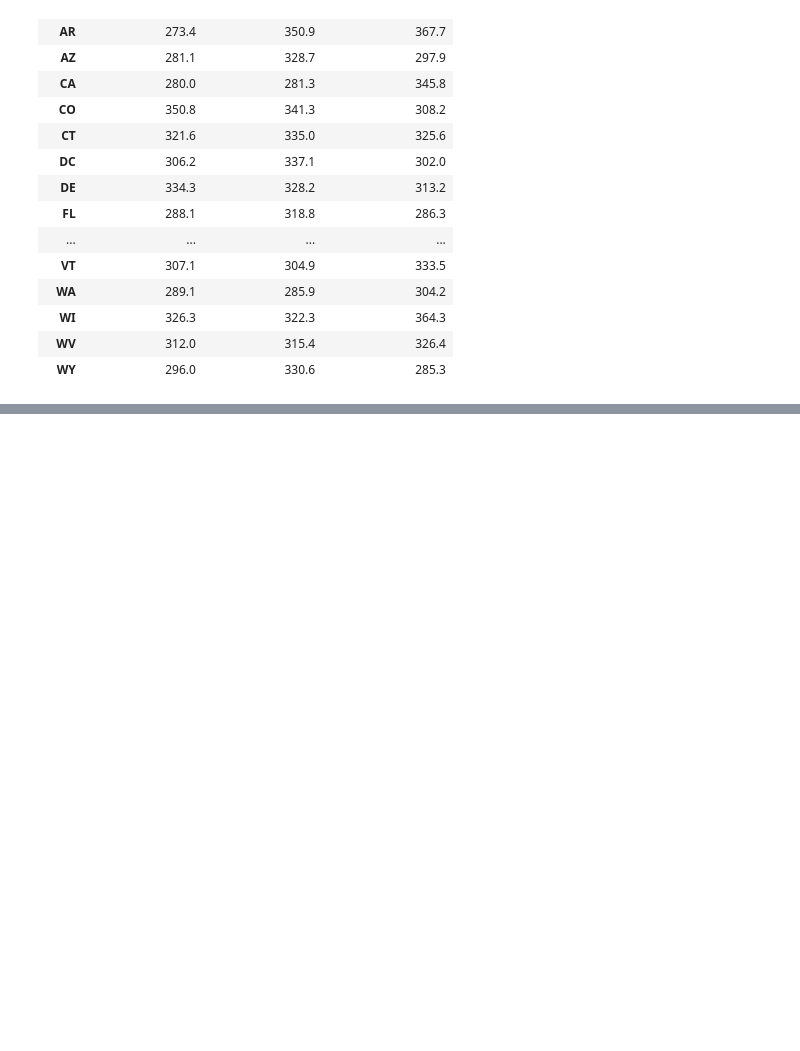
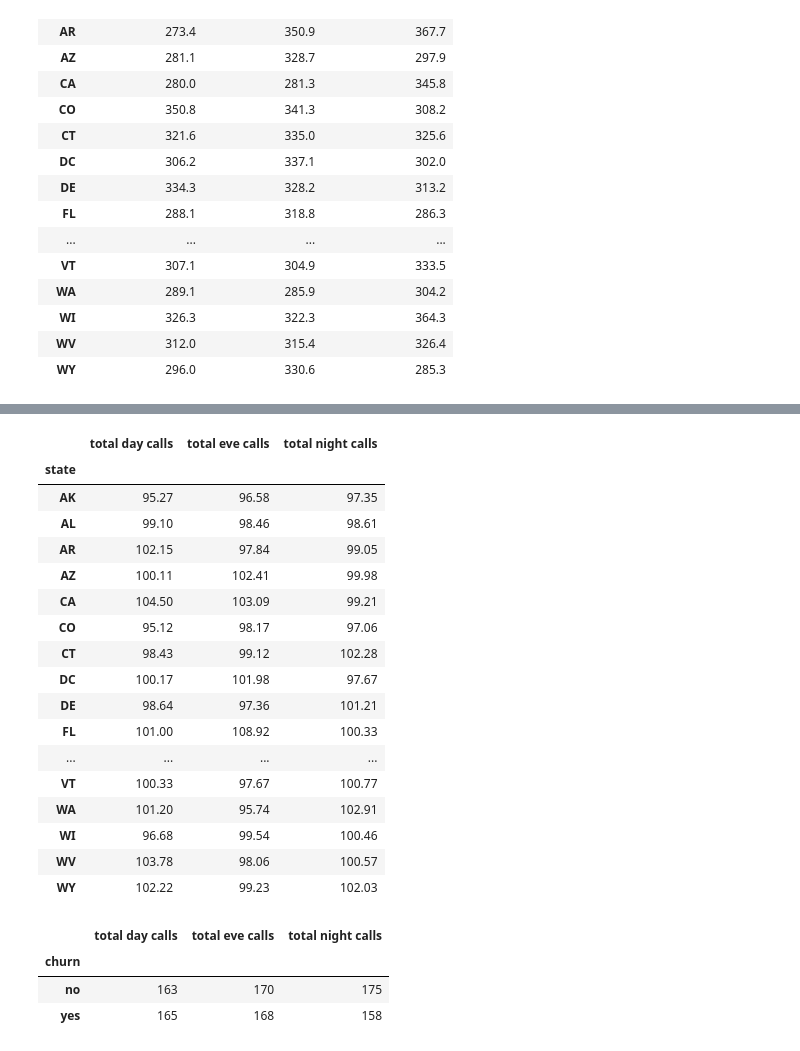
Before and after one commit to StewartStack/DAStudyBackups, a Jupyter notebook: DataStudies2/telchurn_DA.ipynb, the cells around one changed output, grey strips where cells are left out. Cells and saved outputs as stored; diff of their text form; code cells hidden in the pictures; blank space fills up the shorter version.

Commit message:
pivoting

```diff
--- a/DataStudies2/telchurn_DA.ipynb
+++ b/DataStudies2/telchurn_DA.ipynb
@@ -387,0 +440,30 @@ telchurn.groupby(['state'])[columns_to_show].max()
+# %%
+# Pivot - for each state find the mean for call totals
+telchurn.pivot_table(['total day calls', 'total eve calls', 'total night calls'], ['state'], aggfunc = 'mean')
+# %% [output]
+|  | total day calls | total eve calls | total night calls |
+| state |  |  |  |
+| AK | 95.27 | 96.58 | 97.35 |
+| AL | 99.10 | 98.46 | 98.61 |
+| AR | 102.15 | 97.84 | 99.05 |
+| AZ | 100.11 | 102.41 | 99.98 |
+| CA | 104.50 | 103.09 | 99.21 |
+| CO | 95.12 | 98.17 | 97.06 |
+| CT | 98.43 | 99.12 | 102.28 |
+| DC | 100.17 | 101.98 | 97.67 |
+| DE | 98.64 | 97.36 | 101.21 |
+| FL | 101.00 | 108.92 | 100.33 |
+| ... | ... | ... | ... |
+| VT | 100.33 | 97.67 | 100.77 |
+| WA | 101.20 | 95.74 | 102.91 |
+| WI | 96.68 | 99.54 | 100.46 |
+| WV | 103.78 | 98.06 | 100.57 |
+| WY | 102.22 | 99.23 | 102.03 |
+# %%
+#pivot - pivot on churn, calculate max of three different series
+telchurn.pivot_table(['total day calls', 'total eve calls', 'total night calls'], ['churn'], aggfunc = 'max')
+# %% [output]
+|  | total day calls | total eve calls | total night calls |
+| churn |  |  |  |
+| no | 163 | 170 | 175 |
+| yes | 165 | 168 | 158 |
```
Also changed, not shown: parts of 6 cells of this notebook.
